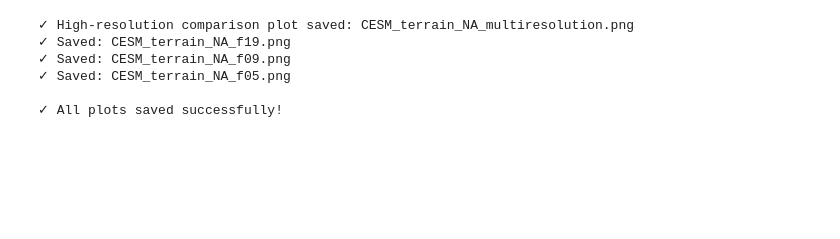
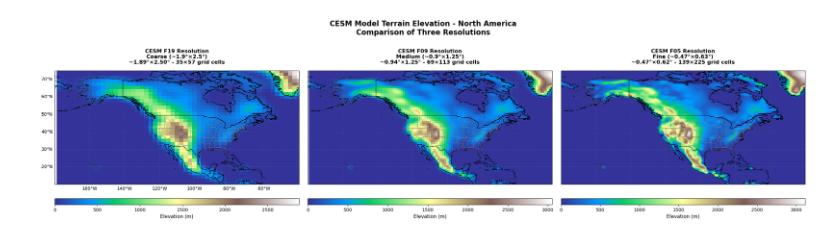
Before and after one commit to Austfi/CESM_terrain_snow, a Jupyter notebook: terrain_plot.ipynb, the cells around one changed output. Cells and saved outputs as stored; diff of their text form; code cells hidden in the pictures; blank space fills up the shorter version.

Commit message:
Clean and finshed comparison plots

```diff
--- a/terrain_plot.ipynb
+++ b/terrain_plot.ipynb
@@ -201,60 +193,28 @@ plt.show()
 # %%
-# Save high-resolution comparison plot
-output_file = 'CESM_terrain_NA_multiresolution.png'
-fig.savefig(output_file, dpi=300, bbox_inches='tight', facecolor='white')
-print(f"✓ High-resolution comparison plot saved: {output_file}")
+# Create comparison plot showing all three CESM resolutions side by side
+fig, axes = plt.subplots(1, 3, figsize=(24, 10), subplot_kw={'projection': ccrs.PlateCarree()})
 
-# Also save individual plots for each resolution
-for resolution, data in cesm_datasets.items():
-    fig_single, ax_single = plt.subplots(figsize=(16, 10), subplot_kw={'projection': ccrs.PlateCarree()})
+# Common settings
+plot_extent = [-180, -40, 10, 75]
+cmap = 'terrain'
 
-    ds = data['ds']
-    lon_values_raw = ds.lon.values
-    lat_values = ds.lat.values
-    elevation_values = ds.elevation.values
+# Plot each resolution using helper function
+for idx, (resolution, data) in enumerate(cesm_datasets.items()):
+    plot_cesm_terrain(
+        axes[idx],
+        data['ds'],
+        data,
+        plot_extent,
+        cmap=cmap,
+        show_labels=(idx == 0)  # Only show labels on leftmost plot
+    )
 
-    lon_values = np.where(lon_values_raw > 180, lon_values_raw - 360, lon_values_raw)
+# Add main title
+plt.suptitle('CESM Model Terrain Elevation - North America\nComparison of Three Resolutions',
+             fontsize=16, fontweight='bold', y=0.7)
 
-    lon_spacing = data['lon_spacing']
-    lat_spacing = data['lat_spacing']
-
-    lon_edges_raw = np.concatenate([[lon_values_raw[0] - lon_spacing/2],
-                                     lon_values_raw + lon_spacing/2])
-    lat_edges = np.concatenate([[lat_values[0] - lat_spacing/2],
-                                lat_values + lat_spacing/2])
-
-    lon_edges = np.where(lon_edges_raw > 180, lon_edges_raw - 360, lon_edges_raw)
-
-    im = ax_single.pcolormesh(lon_edges, lat_edges, elevation_values,
-                               cmap=cmap, transform=ccrs.PlateCarree(), shading='auto')
-    ax_single.coastlines(resolution='50m', linewidth=0.8, color='black')
-    ax_single.add_feature(cfeature.STATES, linewidth=0.5, edgecolor='gray', linestyle='--')
-    ax_single.add_feature(cfeature.BORDERS, linewidth=0.8, edgecolor='black')
-    ax_single.set_extent(plot_extent, crs=ccrs.PlateCarree())
-
-    cbar = plt.colorbar(im, ax=ax_single, orientation='horizontal', pad=0.05, aspect=40)
-    cbar.set_label('Elevation (m)', fontsize=12, fontweight='bold')
-
-    ax_single.set_title(f'CESM Model Terrain Elevation - North America\n{data["label"]} ({data["resolution"]} Resolution)',
-                        fontsize=14, fontweight='bold', pad=20)
-
-    gl = ax_single.gridlines(crs=ccrs.PlateCarree(), draw_labels=True,
-                             linewidth=0.5, color='gray', alpha=0.5, linestyle='--')
-    gl.top_labels = False
-    gl.right_labels = False
-
-    plt.tight_layout()
-
-    output_single = f'CESM_terrain_NA_{data["short"]}.png'
-    fig_single.savefig(output_single, dpi=300, bbox_inches='tight', facecolor='white')
-    print(f"✓ Saved: {output_single}")
-    plt.close(fig_single)
-
-print("\n✓ All plots saved successfully!")
+# Adjust layout to minimize whitespace
+plt.tight_layout(rect=[0, 0, 1, 0.98])
+plt.show()
 # %% [output]
-✓ High-resolution comparison plot saved: CESM_terrain_NA_multiresolution.png
-✓ Saved: CESM_terrain_NA_f19.png
-✓ Saved: CESM_terrain_NA_f09.png
-✓ Saved: CESM_terrain_NA_f05.png
-
-✓ All plots saved successfully!
+[figure, added]
```
Also changed, not shown: parts of 7 cells of this notebook, 1 other file.
